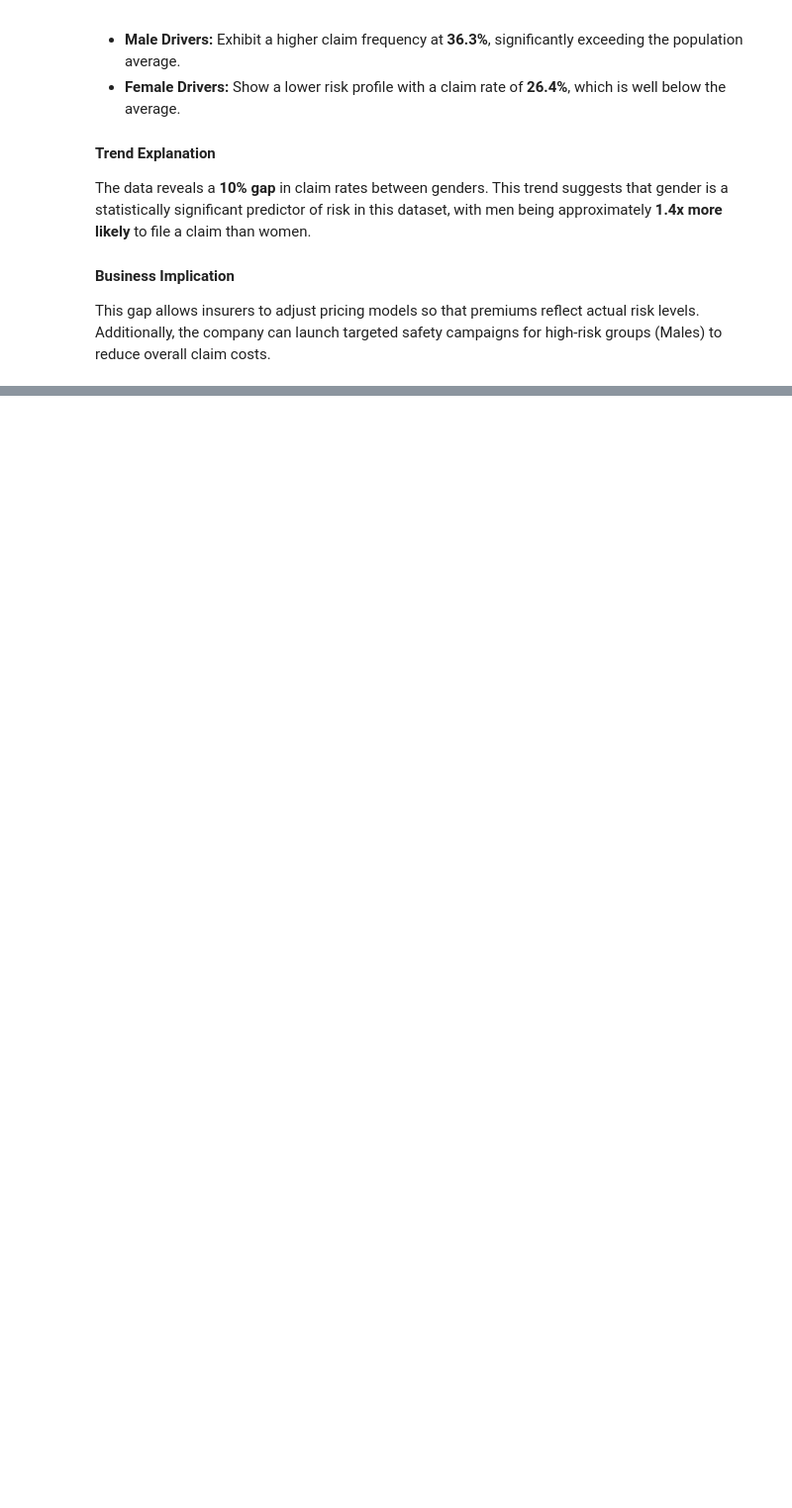
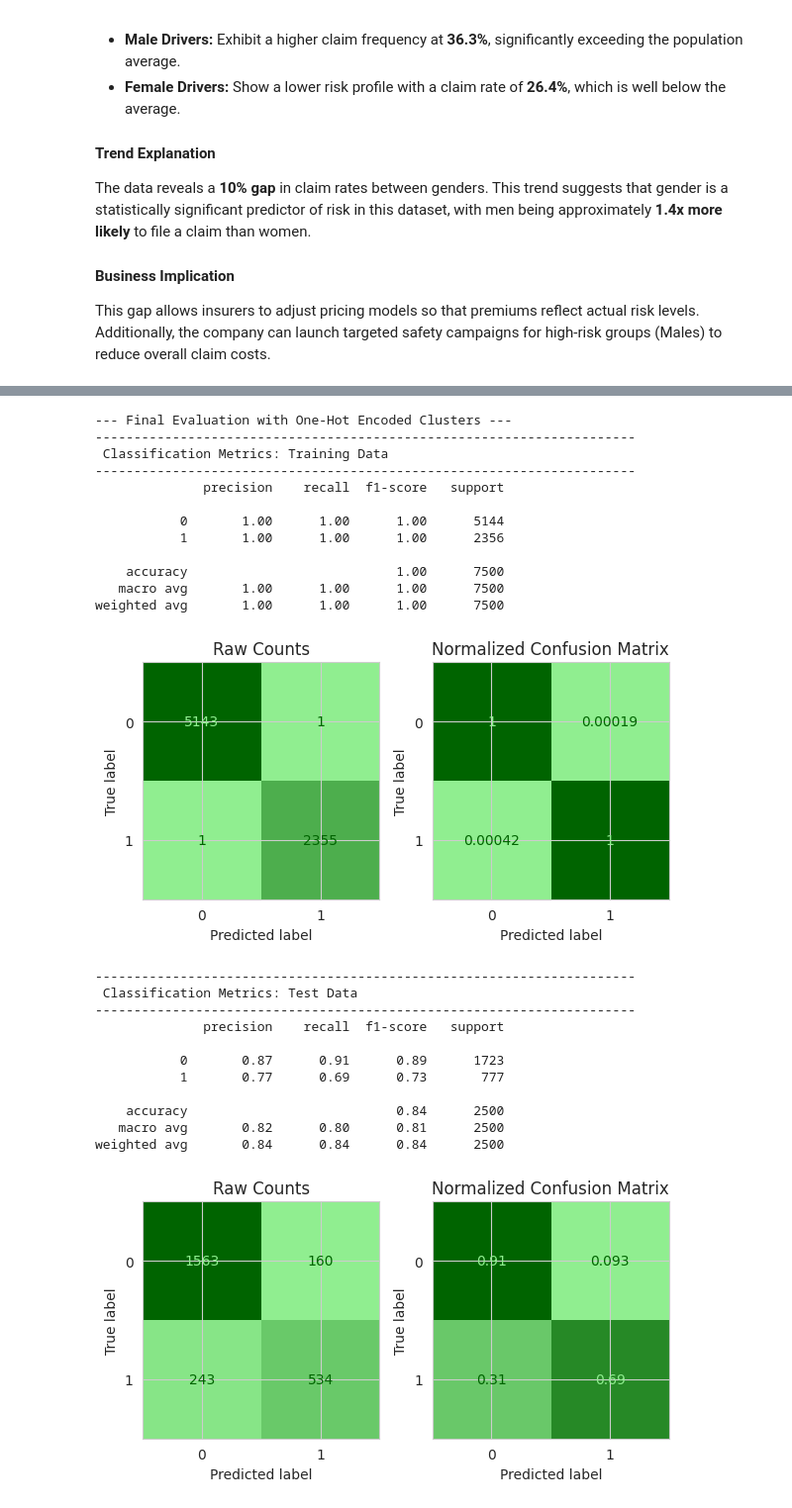
Before and after one commit to dohaalnabahin/Car-Insurance-Claims-Prediction, a Jupyter notebook: Projec__4_part_1.ipynb, the cells around one changed output, grey strips where cells are left out. Shown at 99% size. Saved outputs shown, nothing was run; the diff lists cells and outputs as text; code cells hidden in the pictures; blank space fills up the shorter version.

```diff
--- a/Projec__4_part_1.ipynb
+++ b/Projec__4_part_1.ipynb
@@ -691,0 +790,41 @@ This gap allows insurers to adjust pricing models so that premiums reflect actua
+# %%
+
+temp_ohe_cols = ohe_cols + ['cluster']
+
+preprocessor = ColumnTransformer([
+    ('num', num_pipe, num_cols),
+    ('ord', ord_pipe, ordinal_cols),
+    ('cat', ohe_pipe, temp_ohe_cols)
+])
+
+rf_final_model = make_pipeline(preprocessor, RandomForestClassifier(random_state=42))
+rf_final_model.fit(X_train, y_train)
+
+print("--- Final Evaluation with One-Hot Encoded Clusters ---")
+evaluate_classification(rf_final_model, X_train, y_train, X_test, y_test)
+# %% [output]
+--- Final Evaluation with One-Hot Encoded Clusters ---
+----------------------------------------------------------------------
+ Classification Metrics: Training Data
+----------------------------------------------------------------------
+              precision    recall  f1-score   support
+
+           0       1.00      1.00      1.00      5144
+           1       1.00      1.00      1.00      2356
+
+    accuracy                           1.00      7500
+   macro avg       1.00      1.00      1.00      7500
+weighted avg       1.00      1.00      1.00      7500
+[figure, added]
+----------------------------------------------------------------------
+ Classification Metrics: Test Data
+----------------------------------------------------------------------
+              precision    recall  f1-score   support
+
+           0       0.87      0.91      0.89      1723
+           1       0.77      0.69      0.73       777
+
+    accuracy                           0.84      2500
+   macro avg       0.82      0.80      0.81      2500
+weighted avg       0.84      0.84      0.84      2500
+[figure, added]
```
Also changed, not shown: parts of 18 cells of this notebook.
